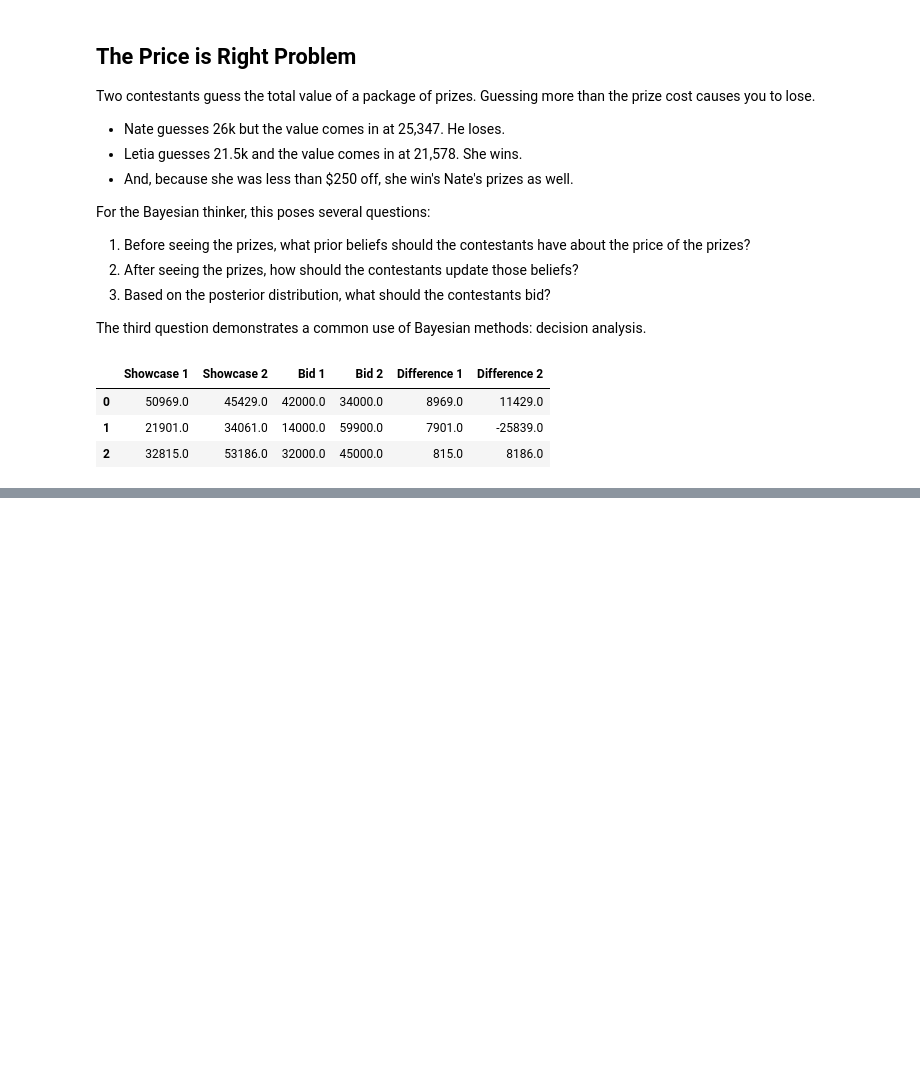
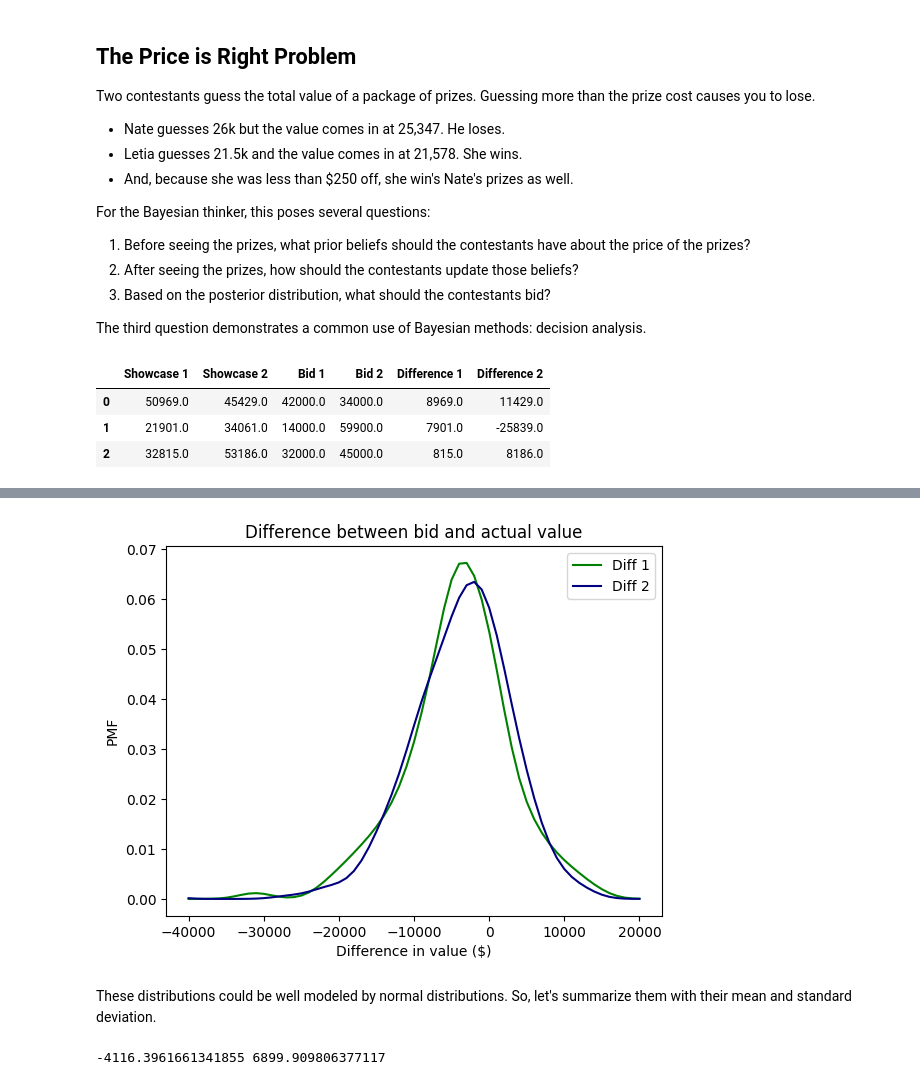
Before and after one commit to coletlacroix/math, a Jupyter notebook: 00.10_Think_Bayes_Downey/09_decision_analysis.ipynb, the cells around one changed output, grey strips where cells are left out. Cells and saved outputs as stored; diff of their text form; code cells hidden in the pictures; blank space fills up the shorter version.

```diff
--- a/00.10_Think_Bayes_Downey/09_decision_analysis.ipynb
+++ b/00.10_Think_Bayes_Downey/09_decision_analysis.ipynb
@@ -36,0 +84,30 @@ df.head(3)
+# %%
+# define 'error'
+
+sample_diff1 = df['Bid 1'] - df['Showcase 1']
+sample_diff2 = df['Bid 2'] - df['Showcase 2']
+# %%
+# visualize using KDE
+
+qs = np.linspace(-40000, 20000, 61)
+kde_diff1 = kde_from_sample(sample_diff1, qs)
+kde_diff2 = kde_from_sample(sample_diff2, qs)
+# %%
+kde_diff1.plot(label = 'Diff 1', color = 'green')
+kde_diff2.plot(label = 'Diff 2', color = 'navy')
+plt.xlabel('Difference in value ($)')
+plt.ylabel('PMF')
+plt.title('Difference between bid and actual value')
+plt.legend()
+plt.show()
+# %% [output]
+[figure, added]
+# %% [markdown]
+These distributions could be well modeled by normal distributions. So, let's summarize them with their mean and standard deviation.
+# %%
+mean_diff1 = sample_diff1.mean()
+std_diff1 = sample_diff1.std()
+
+print(mean_diff1, std_diff1)
+# %% [output]
+-4116.3961661341855 6899.909806377117
```
Also changed, not shown: parts of 29 cells of this notebook, 2 other files.
